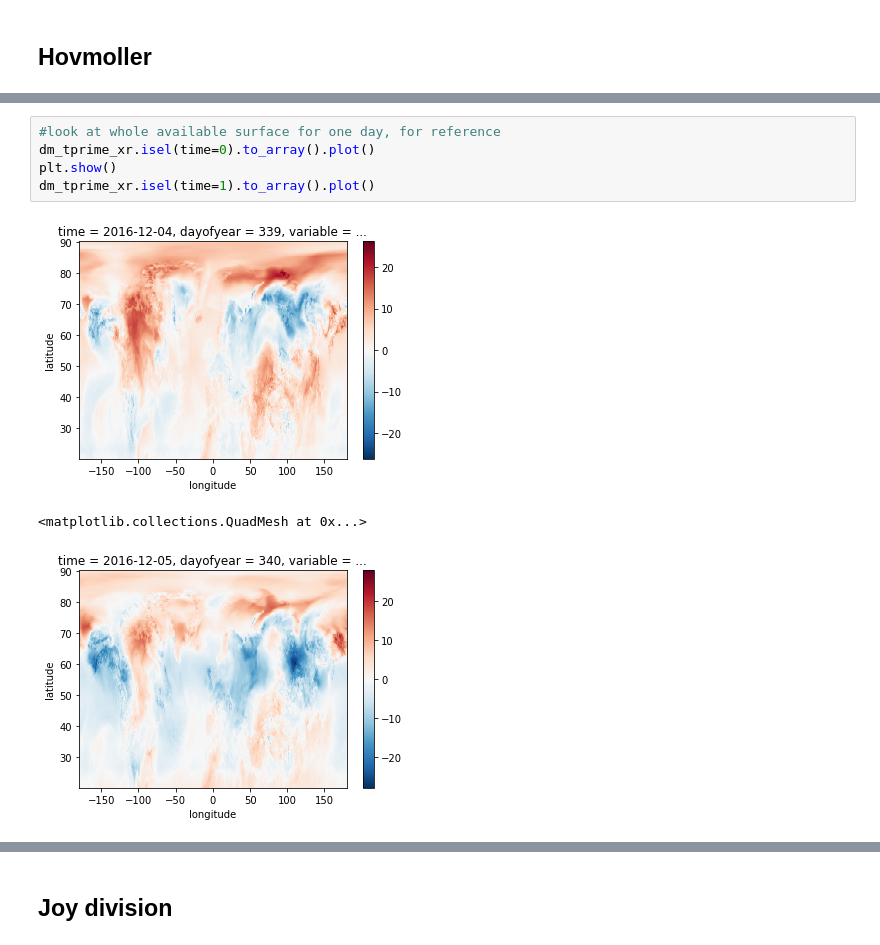
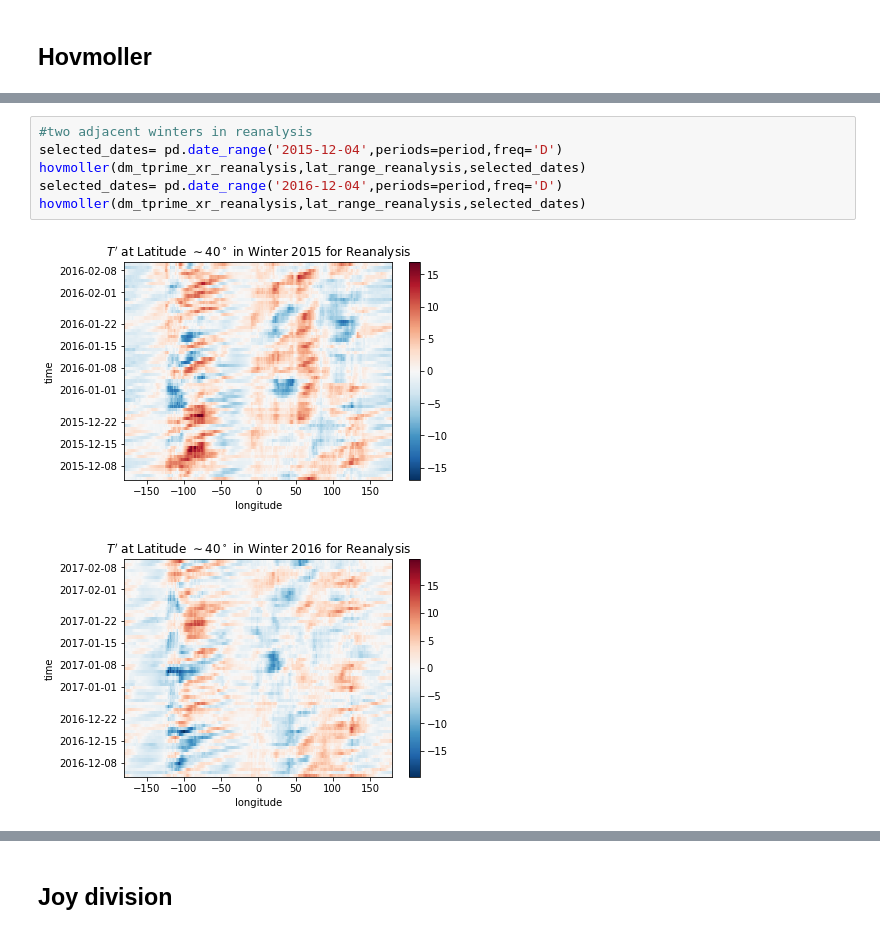
Before and after one commit to geosciences-data-practicum/reanalysis_getter, a Jupyter notebook: analysis/Hovmollers_other_pure_plotting.ipynb, the cells around one changed output, grey strips where cells are left out. Cells and saved outputs as stored; diff of their text form.

```diff
--- a/analysis/Hovmollers_other_pure_plotting.ipynb
+++ b/analysis/Hovmollers_other_pure_plotting.ipynb
@@ -53,9 +57,9 @@ hovmoller(dm_tprime_xr,lat_range)
-# %%
-#look at whole available surface for one day, for reference
-dm_tprime_xr.isel(time=0).to_array().plot()
-plt.show()
-dm_tprime_xr.isel(time=1).to_array().plot()
-# %% [output]
-[figure, removed]
-<matplotlib.collections.QuadMesh at 0x...>
-[figure, removed]
+# %%
+#two adjacent winters in reanalysis
+selected_dates= pd.date_range('2015-12-04',periods=period,freq='D')
+hovmoller(dm_tprime_xr_reanalysis,lat_range_reanalysis,selected_dates)
+selected_dates= pd.date_range('2016-12-04',periods=period,freq='D')
+hovmoller(dm_tprime_xr_reanalysis,lat_range_reanalysis,selected_dates)
+# %% [output]
+[figure, added]
+[figure, added]
```
Also changed, not shown: parts of 13 cells of this notebook.
